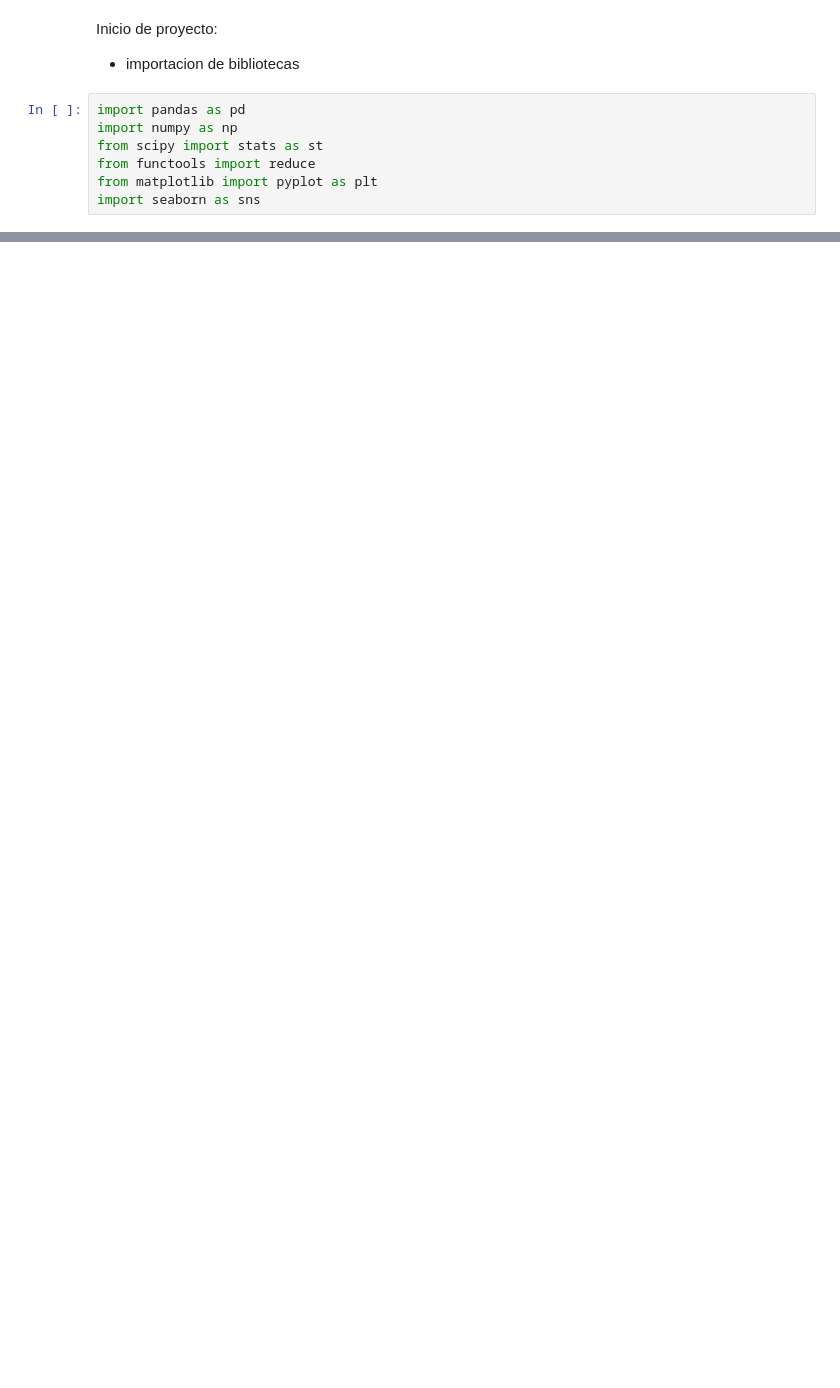
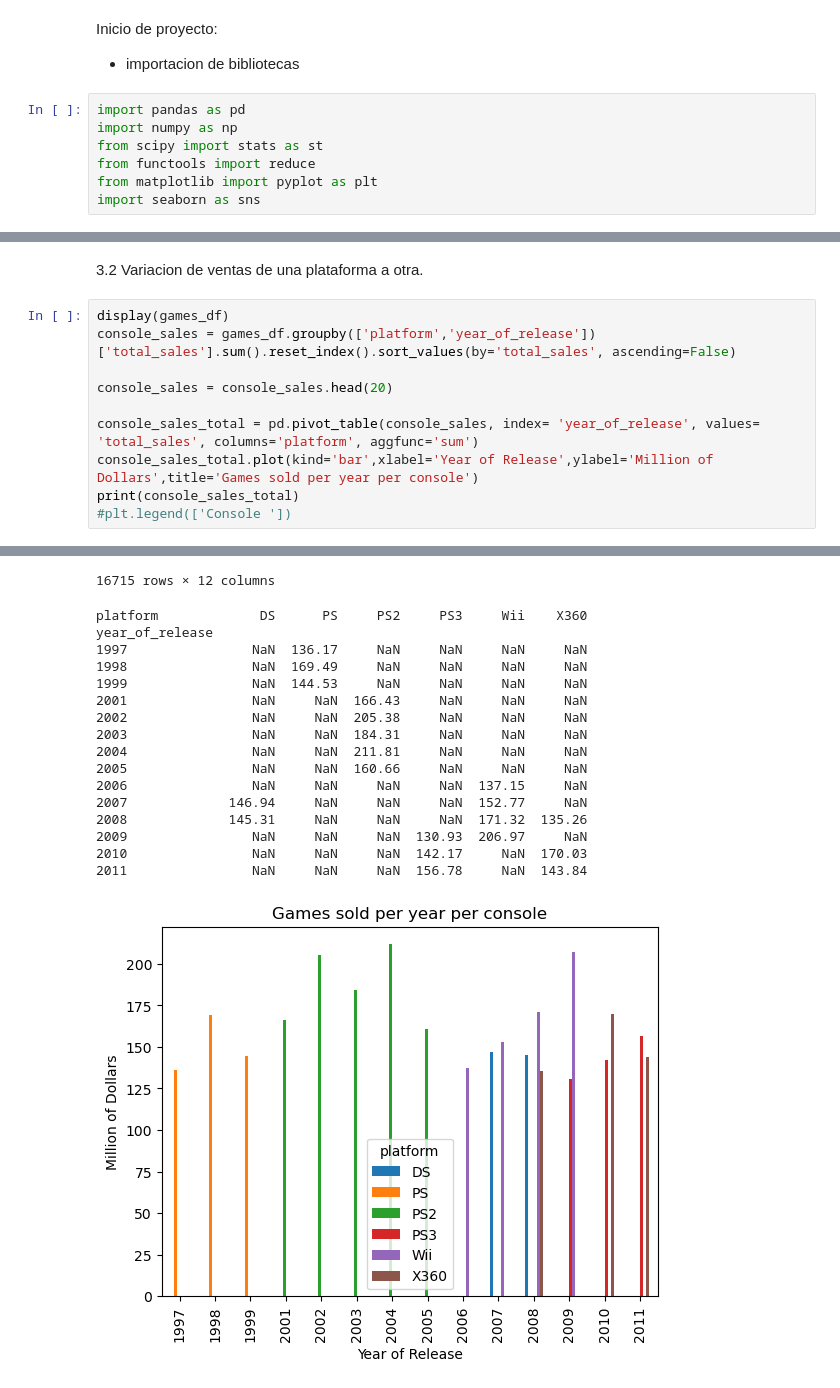
Before and after one commit to ArqJuan/Sprint6, a Jupyter notebook: Notebook_Sprint6.ipynb, the cells around one changed output, grey strips where cells are left out. Saved outputs shown, nothing was run; the diff lists cells and outputs as text; blank space fills up the shorter version.

```diff
--- a/Notebook_Sprint6.ipynb
+++ b/Notebook_Sprint6.ipynb
@@ -108,0 +73,13 @@ dtype: int64
+# %% [markdown]
+3.2 Variacion de ventas de una plataforma a otra.
+# %%
+display(games_df)
+console_sales = games_df.groupby(['platform','year_of_release'])['total_sales'].sum().reset_index().sort_values(by='total_sales', ascending=False)
+
+console_sales = console_sales.head(20)
+
+console_sales_total = pd.pivot_table(console_sales, index= 'year_of_release', values= 'total_sales', columns='platform', aggfunc='sum')
+console_sales_total.plot(kind='bar',xlabel='Year of Release',ylabel='Million of Dollars',title='Games sold per year per console')
+print(console_sales_total)
+#plt.legend(['Console '])
+# %% [output]
@@ -108,0 +98,18 @@ dtype: int64
+16715 rows × 12 columns
+platform             DS      PS     PS2     PS3     Wii    X360
+year_of_release
+1997                NaN  136.17     NaN     NaN     NaN     NaN
+1998                NaN  169.49     NaN     NaN     NaN     NaN
+1999                NaN  144.53     NaN     NaN     NaN     NaN
+2001                NaN     NaN  166.43     NaN     NaN     NaN
+2002                NaN     NaN  205.38     NaN     NaN     NaN
+2003                NaN     NaN  184.31     NaN     NaN     NaN
+2004                NaN     NaN  211.81     NaN     NaN     NaN
+2005                NaN     NaN  160.66     NaN     NaN     NaN
+2006                NaN     NaN     NaN     NaN  137.15     NaN
+2007             146.94     NaN     NaN     NaN  152.77     NaN
+2008             145.31     NaN     NaN     NaN  171.32  135.26
+2009                NaN     NaN     NaN  130.93  206.97     NaN
+2010                NaN     NaN     NaN  142.17     NaN  170.03
+2011                NaN     NaN     NaN  156.78     NaN  143.84
+[figure, added]
```
Also changed, not shown: parts of 8 cells of this notebook.
